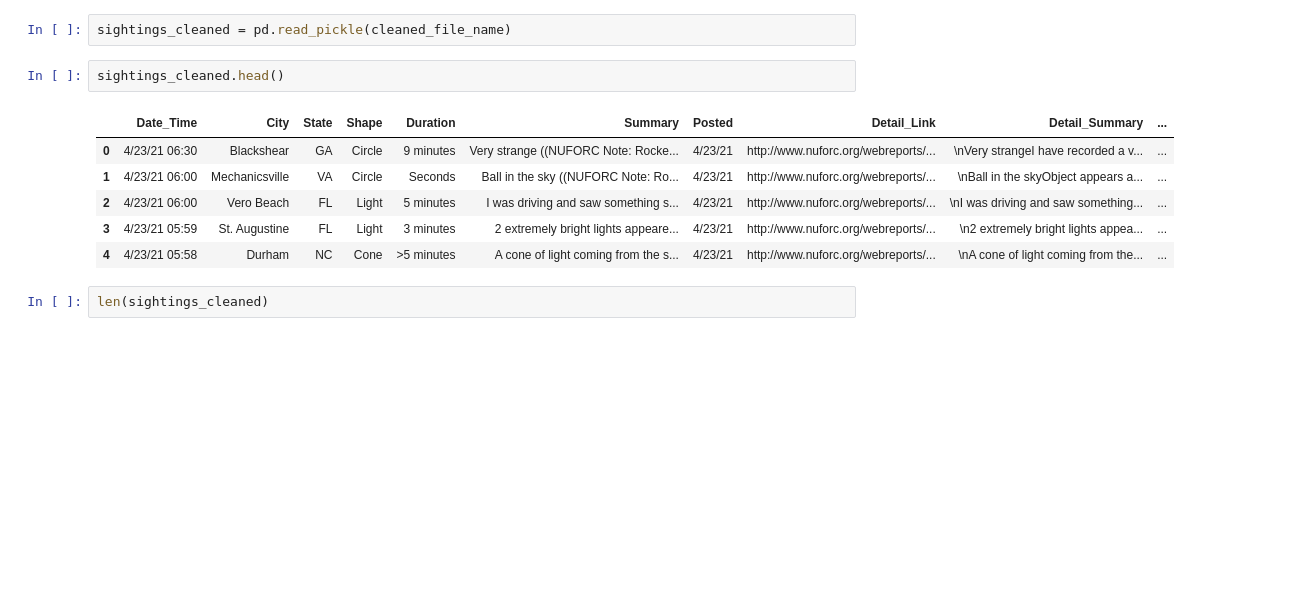
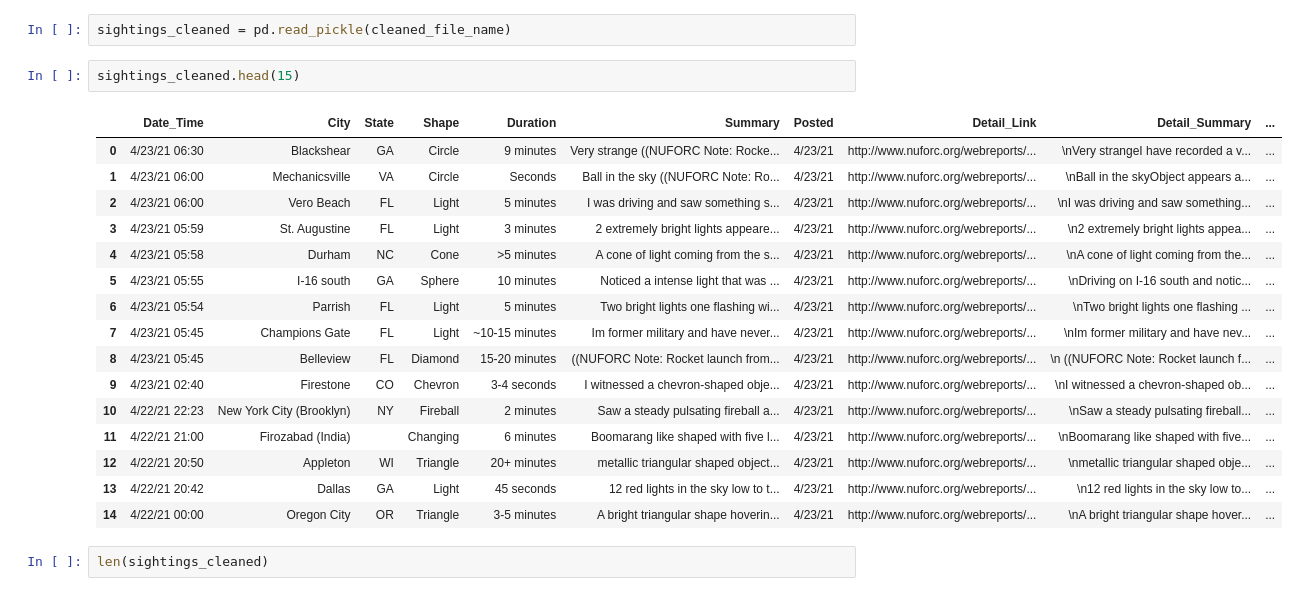
Before and after one commit to sbuch337/COMP4447, a Jupyter notebook: project_clean_data.ipynb, the cells around one changed output. Saved outputs shown, nothing was run; the diff lists cells and outputs as text; blank space fills up the shorter version.

```diff
--- a/project_clean_data.ipynb
+++ b/project_clean_data.ipynb
@@ -142,14 +145,24 @@ In the next block we save the data to a file. The initial cleaning is on +95k re
 # %%
 sightings_cleaned = pd.read_pickle(cleaned_file_name)
 # %%
-sightings_cleaned.head()
+sightings_cleaned.head(15)
 # %% [output]
 |  | Date_Time | City | State | Shape | Duration | Summary | Posted | Detail_Link | Detail_Summary | ... |
 | 0 | 4/23/21 06:30 | Blackshear | GA | Circle | 9 minutes | Very strange ((NUFORC Note: Rocke... | 4/23/21 | http://www.nuforc.org/webreports/... | \nVery strangeI have recorded a v... | ... |
 | 1 | 4/23/21 06:00 | Mechanicsville | VA | Circle | Seconds | Ball in the sky ((NUFORC Note: Ro... | 4/23/21 | http://www.nuforc.org/webreports/... | \nBall in the skyObject appears a... | ... |
 | 2 | 4/23/21 06:00 | Vero Beach | FL | Light | 5 minutes | I was driving and saw something s... | 4/23/21 | http://www.nuforc.org/webreports/... | \nI was driving and saw something... | ... |
 | 3 | 4/23/21 05:59 | St. Augustine | FL | Light | 3 minutes | 2 extremely bright lights appeare... | 4/23/21 | http://www.nuforc.org/webreports/... | \n2 extremely bright lights appea... | ... |
 | 4 | 4/23/21 05:58 | Durham | NC | Cone | >5 minutes | A cone of light coming from the s... | 4/23/21 | http://www.nuforc.org/webreports/... | \nA cone of light coming from the... | ... |
+| 5 | 4/23/21 05:55 | I-16 south | GA | Sphere | 10 minutes | Noticed a intense light that was ... | 4/23/21 | http://www.nuforc.org/webreports/... | \nDriving on I-16 south and notic... | ... |
+| 6 | 4/23/21 05:54 | Parrish | FL | Light | 5 minutes | Two bright lights one flashing wi... | 4/23/21 | http://www.nuforc.org/webreports/... | \nTwo bright lights one flashing ... | ... |
+| 7 | 4/23/21 05:45 | Champions Gate | FL | Light | ~10-15 minutes | Im former military and have never... | 4/23/21 | http://www.nuforc.org/webreports/... | \nIm former military and have nev... | ... |
+| 8 | 4/23/21 05:45 | Belleview | FL | Diamond | 15-20 minutes | ((NUFORC Note: Rocket launch from... | 4/23/21 | http://www.nuforc.org/webreports/... | \n ((NUFORC Note: Rocket launch f... | ... |
+| 9 | 4/23/21 02:40 | Firestone | CO | Chevron | 3-4 seconds | I witnessed a chevron-shaped obje... | 4/23/21 | http://www.nuforc.org/webreports/... | \nI witnessed a chevron-shaped ob... | ... |
+| 10 | 4/22/21 22:23 | New York City (Brooklyn) | NY | Fireball | 2 minutes | Saw a steady pulsating fireball a... | 4/23/21 | http://www.nuforc.org/webreports/... | \nSaw a steady pulsating fireball... | ... |
+| 11 | 4/22/21 21:00 | Firozabad (India) |  | Changing | 6 minutes | Boomarang like shaped with five l... | 4/23/21 | http://www.nuforc.org/webreports/... | \nBoomarang like shaped with five... | ... |
+| 12 | 4/22/21 20:50 | Appleton | WI | Triangle | 20+ minutes | metallic triangular shaped object... | 4/23/21 | http://www.nuforc.org/webreports/... | \nmetallic triangular shaped obje... | ... |
+| 13 | 4/22/21 20:42 | Dallas | GA | Light | 45 seconds | 12 red lights in the sky low to t... | 4/23/21 | http://www.nuforc.org/webreports/... | \n12 red lights in the sky low to... | ... |
+| 14 | 4/22/21 00:00 | Oregon City | OR | Triangle | 3-5 minutes | A bright triangular shape hoverin... | 4/23/21 | http://www.nuforc.org/webreports/... | \nA bright triangular shape hover... | ... |
 # %%
 len(sightings_cleaned)
 # %% [output]
```
Also changed, not shown: parts of 26 cells of this notebook.
